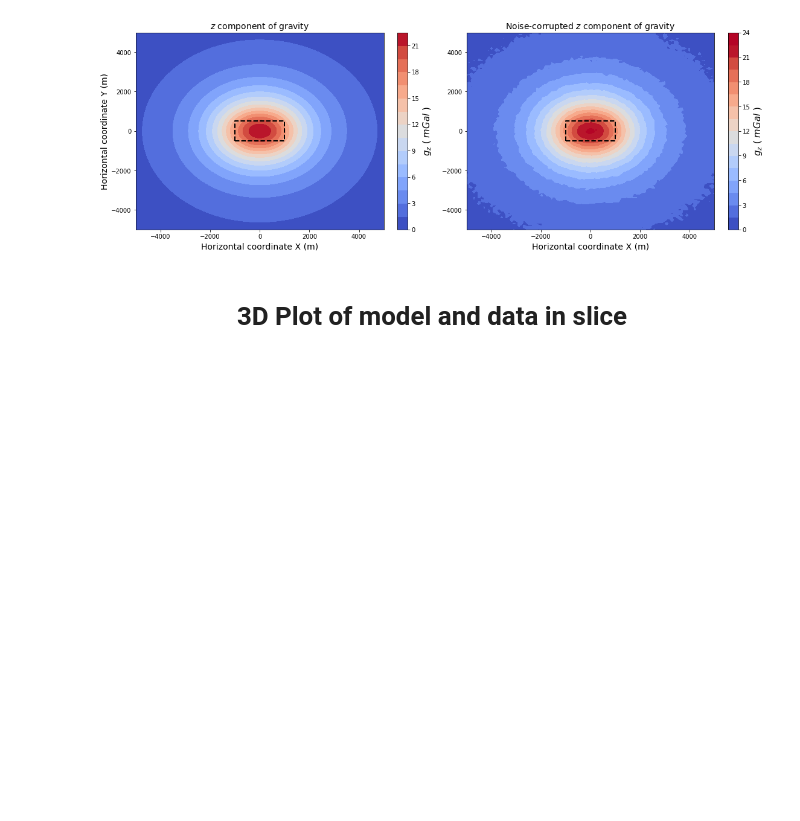
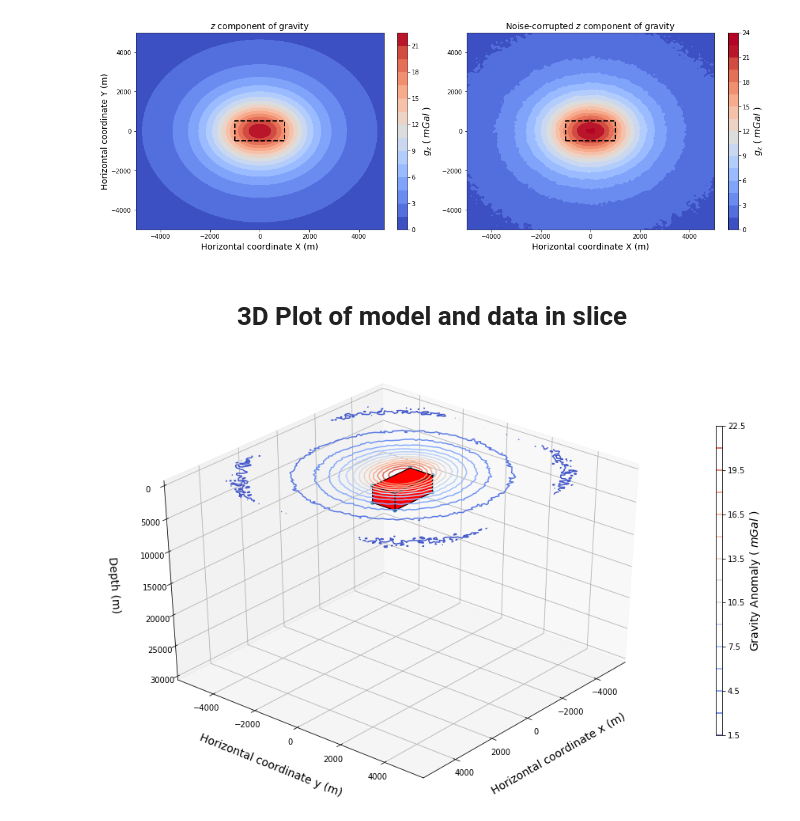
Before and after one commit to rodrigobijani/Congresso_Brasileiro_Geologia2018, a Jupyter notebook: scripts/prism-grav.ipynb, the cells around one changed output. Cells and saved outputs as stored; diff of their text form; code cells hidden in the pictures; blank space fills up the shorter version.

```diff
--- a/scripts/prism-grav.ipynb
+++ b/scripts/prism-grav.ipynb
@@ -112,3 +122,32 @@ data = pd.DataFrame(data, columns=columns)
 data.to_csv("Synthetic/synthetic_data.txt", index=False, encoding='utf8', sep = ' ')
 # %% [markdown]
 #  <center> 3D Plot of model and data in slice <center>
+# %%
+# make the 3D plot for visualization of the model:
+
+#py.rcParams['contour.negative_linestyle'] = 'dashed'
+plt.close('all')
+fig = plt.figure(figsize=(14,10))
+ax = fig.gca(projection='3d') # 3D boxplot where the figure goes
+
+# plot the dike and store it in pbox plotting object:
+pbox = draw_prism(ax, view3D)
+
+# ----- define labels and limits of the plotbox:
+pbox.set_xlabel('Horizontal coordinate x (m)', labelpad=20 ,fontsize=fs)
+pbox.set_ylabel('Horizontal coordinate y (m)', labelpad=20 ,fontsize=fs)
+pbox.set_zlim(-100,30000)
+pbox.set_zlabel('Depth (m)',labelpad=20 ,fontsize=fs, rotation = 90)
+pbox.view_init(35, 40)
+
+# put z downward
+pbox.invert_zaxis()
+
+# ------------------- vertical gravitational atraction produced by the dike ------------------:
+p1 = pbox.contour(X, Y, gz_noise, 20, zdir='z',
+                offset=z, cmap='coolwarm', vmin = np.min(gz_noise), vmax = np.max(gz_noise) )
+cbar1 = fig.colorbar(p1, aspect = 50, fraction = 0.01, orientation="vertical")
+cbar1.set_label('Gravity Anomaly ( $ mGal $ )',fontsize=fs, rotation = 90)
+plt.show()
+# %% [output]
+[figure, added]
```
Also changed, not shown: parts of 3 cells of this notebook.
